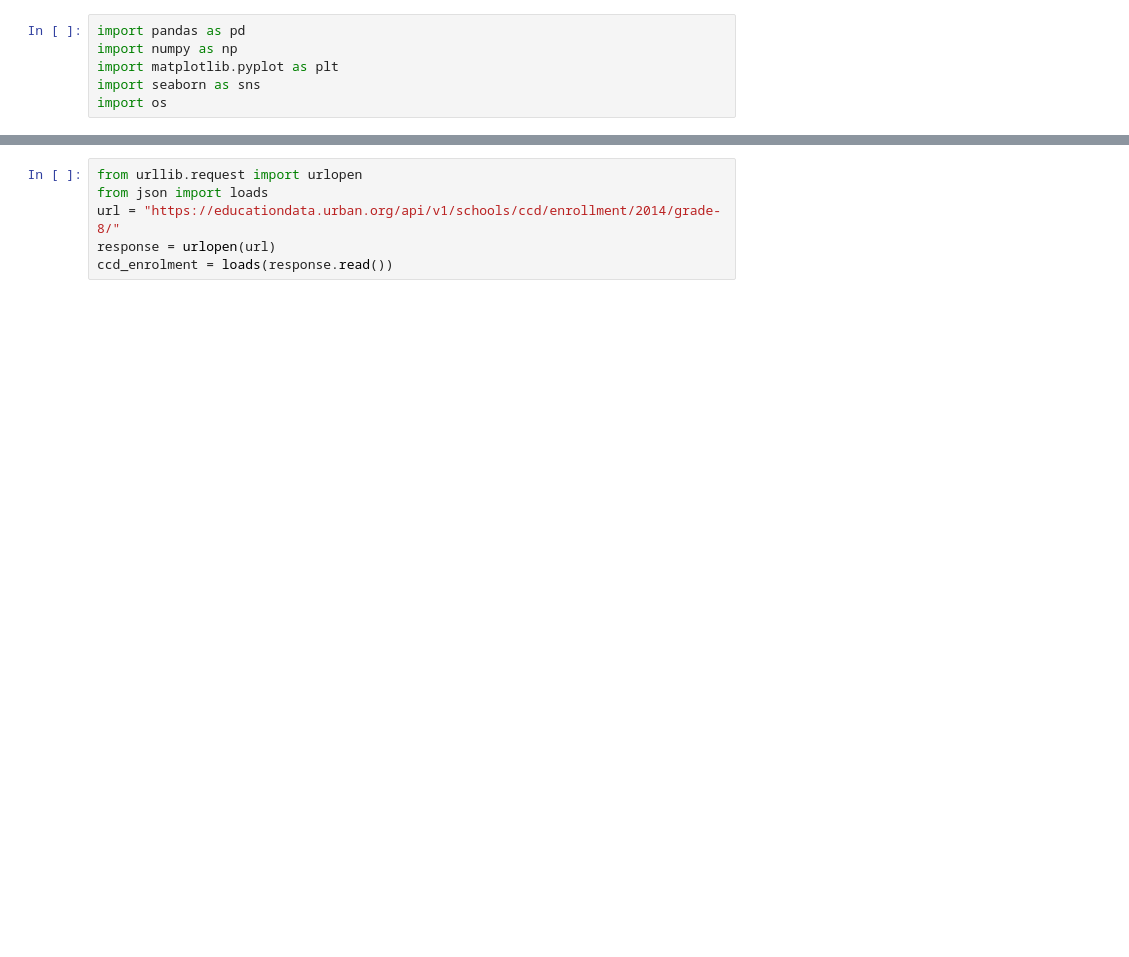
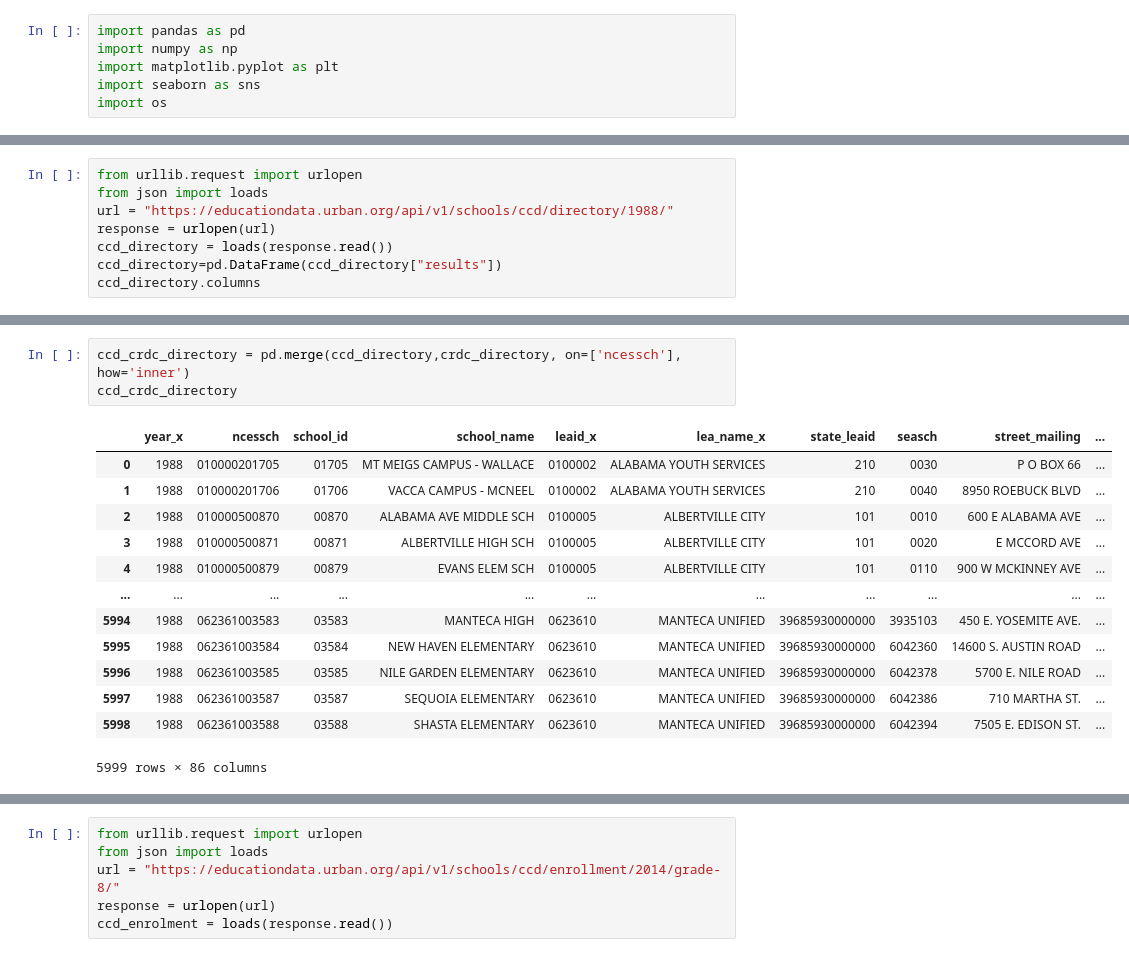
Before and after one commit to MaryamNzr/Springboard-Capstone-1, a Jupyter notebook: Education-Data-Portal.ipynb, the cells around one changed output, grey strips where cells are left out. Drawn from its saved outputs; the diff is of its cells as text; blank space fills up the shorter version.

```diff
--- a/Education-Data-Portal.ipynb
+++ b/Education-Data-Portal.ipynb
@@ -16,0 +9,8 @@ This endpoint contains student membership data for each school by grade. Only op
+# %%
+from urllib.request import urlopen
+from json import loads
+url = "https://educationdata.urban.org/api/v1/schools/ccd/directory/1988/"
+response = urlopen(url)
+ccd_directory = loads(response.read())
+ccd_directory=pd.DataFrame(ccd_directory["results"])
+ccd_directory.columns
@@ -16,0 +42,17 @@ This endpoint contains student membership data for each school by grade. Only op
+# %%
+ccd_crdc_directory = pd.merge(ccd_directory,crdc_directory, on=['ncessch'], how='inner')
+ccd_crdc_directory
+# %% [output]
+|  | year_x | ncessch | school_id | school_name | leaid_x | lea_name_x | state_leaid | seasch | street_mailing | ... |
+| 0 | 1988 | 010000201705 | 01705 | MT MEIGS CAMPUS - WALLACE | 0100002 | ALABAMA YOUTH SERVICES | 210 | 0030 | P O BOX 66 | ... |
+| 1 | 1988 | 010000201706 | 01706 | VACCA CAMPUS - MCNEEL | 0100002 | ALABAMA YOUTH SERVICES | 210 | 0040 | 8950 ROEBUCK BLVD | ... |
+| 2 | 1988 | 010000500870 | 00870 | ALABAMA AVE MIDDLE SCH | 0100005 | ALBERTVILLE CITY | 101 | 0010 | 600 E ALABAMA AVE | ... |
+| 3 | 1988 | 010000500871 | 00871 | ALBERTVILLE HIGH SCH | 0100005 | ALBERTVILLE CITY | 101 | 0020 | E MCCORD AVE | ... |
+| 4 | 1988 | 010000500879 | 00879 | EVANS ELEM SCH | 0100005 | ALBERTVILLE CITY | 101 | 0110 | 900 W MCKINNEY AVE | ... |
+| ... | ... | ... | ... | ... | ... | ... | ... | ... | ... | ... |
+| 5994 | 1988 | 062361003583 | 03583 | MANTECA HIGH | 0623610 | MANTECA UNIFIED | 39685930000000 | 3935103 | 450 E. YOSEMITE AVE. | ... |
+| 5995 | 1988 | 062361003584 | 03584 | NEW HAVEN ELEMENTARY | 0623610 | MANTECA UNIFIED | 39685930000000 | 6042360 | 14600 S. AUSTIN ROAD | ... |
+| 5996 | 1988 | 062361003585 | 03585 | NILE GARDEN ELEMENTARY | 0623610 | MANTECA UNIFIED | 39685930000000 | 6042378 | 5700 E. NILE ROAD | ... |
+| 5997 | 1988 | 062361003587 | 03587 | SEQUOIA ELEMENTARY | 0623610 | MANTECA UNIFIED | 39685930000000 | 6042386 | 710 MARTHA ST. | ... |
+| 5998 | 1988 | 062361003588 | 03588 | SHASTA ELEMENTARY | 0623610 | MANTECA UNIFIED | 39685930000000 | 6042394 | 7505 E. EDISON ST. | ... |
+5999 rows × 86 columns
```
Also changed, not shown: parts of 14 cells of this notebook.
